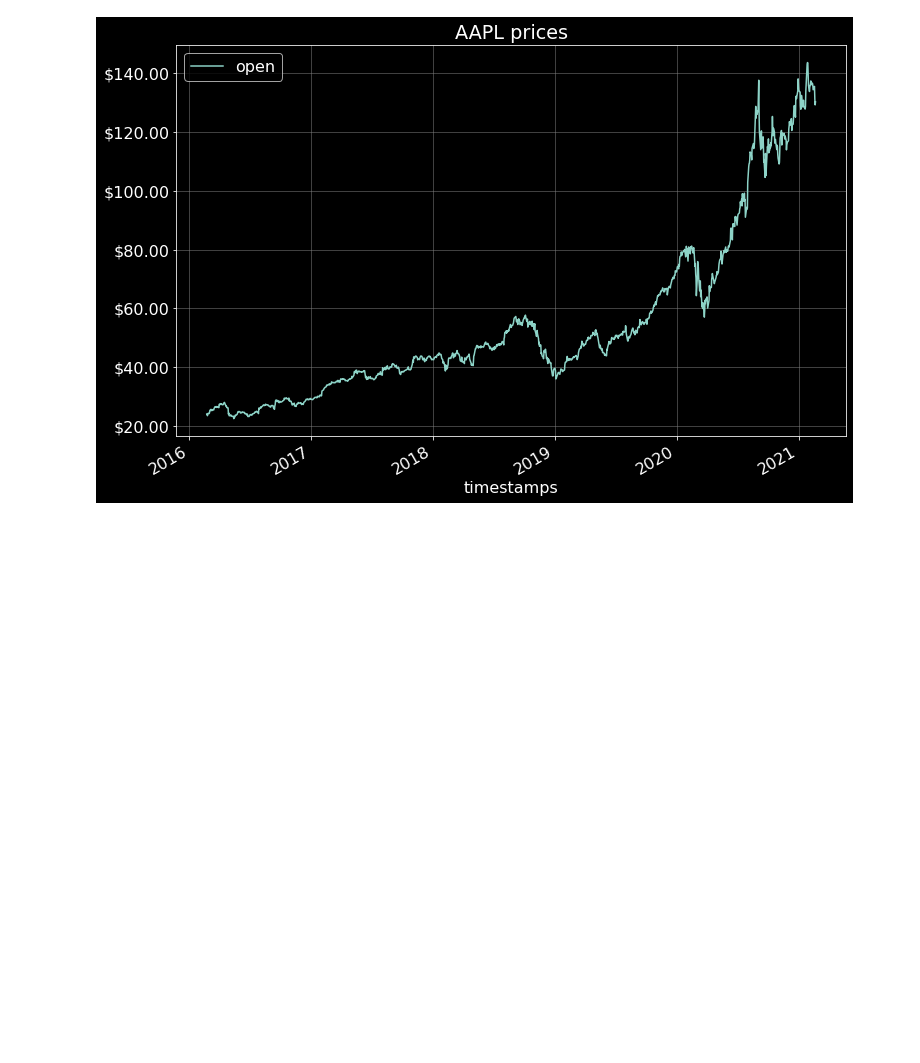
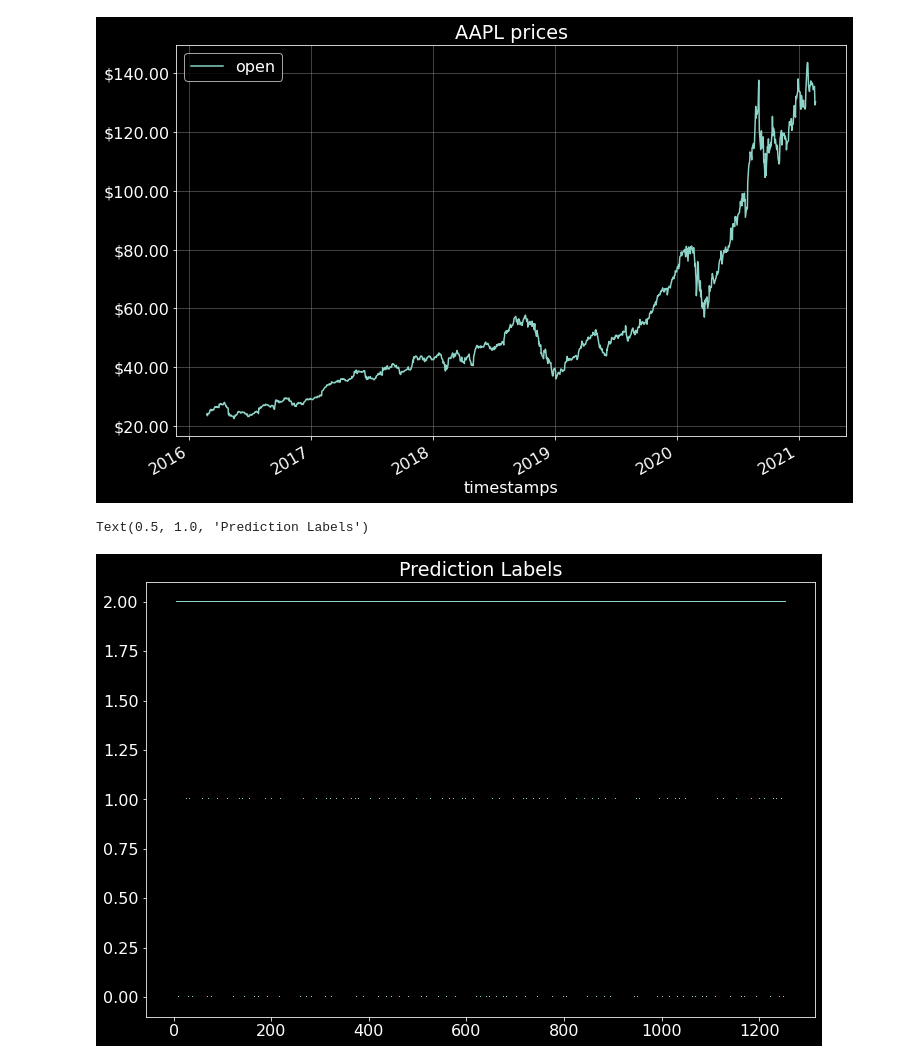
Before and after one commit to Olivia-Feldman/DLStockPrectionCNNModel-, a Jupyter notebook: sources/stock_predictor_cnn.ipynb, the cells around one changed output. Cells and saved outputs as stored; diff of their text form; code cells hidden in the pictures; blank space fills up the shorter version.

```diff
--- a/sources/stock_predictor_cnn.ipynb
+++ b/sources/stock_predictor_cnn.ipynb
@@ -125,0 +121,9 @@ print(labels[100], labels[666], labels[len(labels-1)], labels[0])
+# %%
+labels = create_labels(df, 'close')
+
+fig = plt.figure()
+plt.plot(labels, ',')
+plt.title('Prediction Labels')
+# %% [output]
+Text(0.5, 1.0, 'Prediction Labels')
+[figure, added]
```
Also changed, not shown: parts of 1 cell of this notebook.
